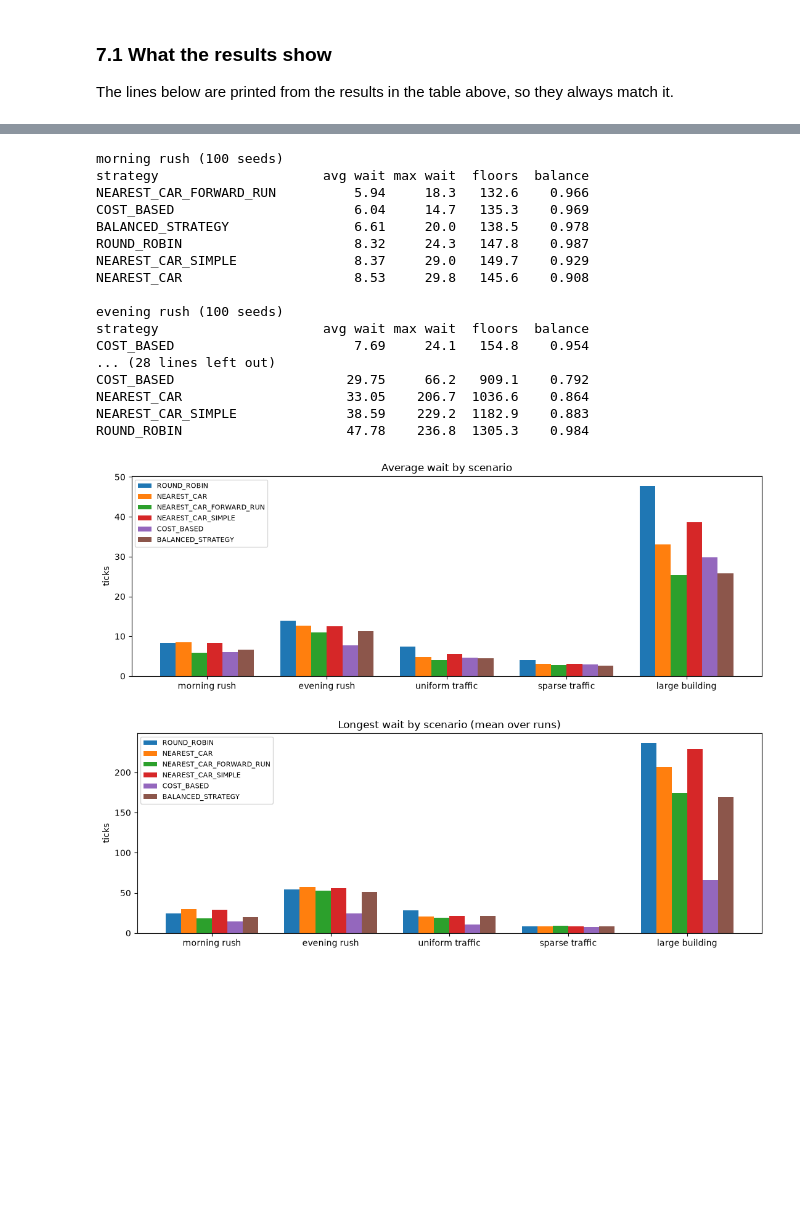
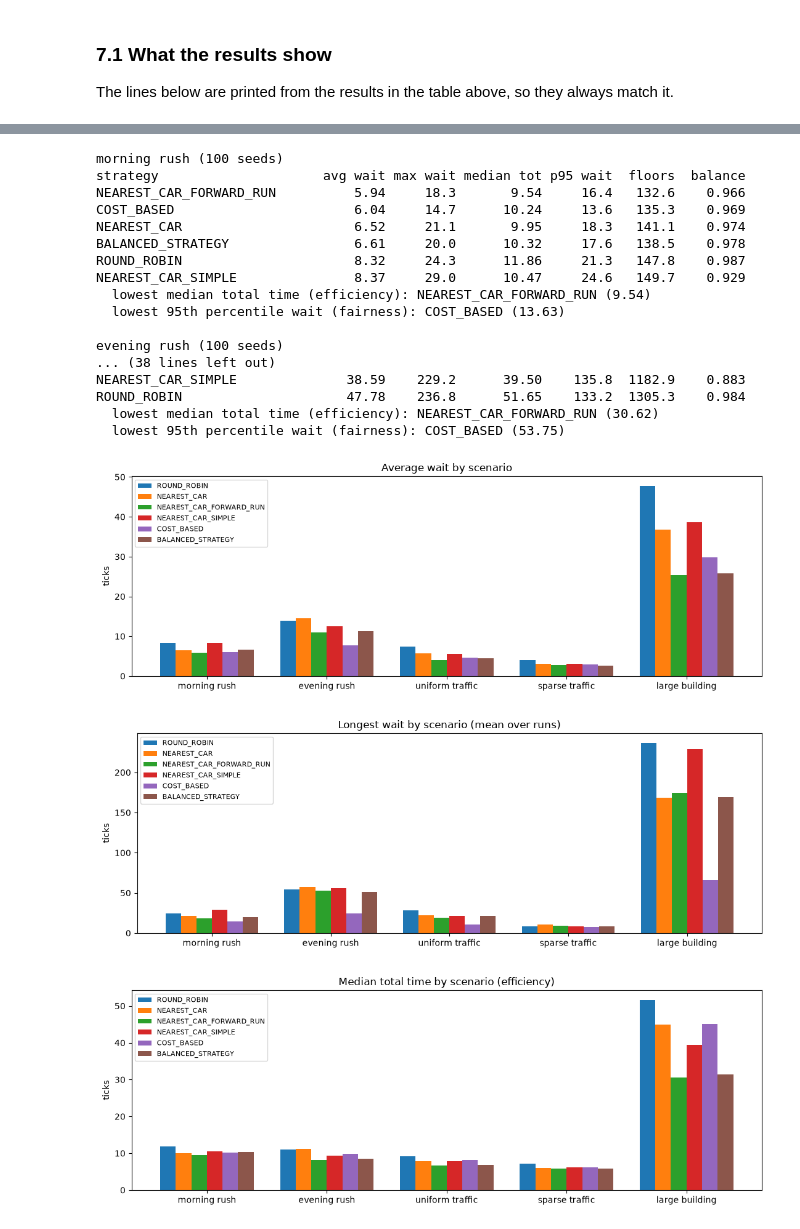
Before and after one commit to yashrajarora/kkr-simulator-python, a Jupyter notebook: docs/strategies.ipynb, the cells around one changed output, grey strips where cells are left out. Cells and saved outputs as stored; diff of their text form; code cells hidden in the pictures; blank space fills up the shorter version.

```diff
--- a/docs/strategies.ipynb
+++ b/docs/strategies.ipynb
@@ -161,24 +161,12 @@ from elevator.config.sim_config import CarSpec, SimConfig, Strategy, TrafficMode
 from elevator.dispatch.dispatch_strategy import DispatchStrategy
 from elevator.files.output_writer import OutputWriter
 from elevator.files.request_reader import RequestReader
+from elevator.metrics.metrics import Metrics
 from elevator.simulator.simulation import Simulation
 
-sample = """time, id, source, dest
-0, c, 7, 5
-2, i, 10, 1
-3, d, 4, 1
-4, e, 5, 6
-4, g, 1, 4
-5, a, 8, 5
-6, b, 4, 8
-7, j, 8, 10
-9, h, 5, 1
-10, f, 3, 10
-10, k, 5, 4
-12, l, 5, 6
-"""
-requests = RequestReader.read(io.StringIO(sample), 10)
-cars = [CarSpec(4, 1, 1, None), CarSpec(4, 5, 1, None), CarSpec(4, 10, 1, None)]
+with open("data/requests_big.csv", encoding="utf-8") as file:
+    requests = RequestReader.read(file, 50)
+cars = [CarSpec(10, 1, 1, None) for _ in range(6)]
 
 
 def jain_index(values):
@@ -210,7 +198,7 @@ results = {}
 for strategy in Strategy:
     chosen_cars.clear()
     DispatchStrategy.create = staticmethod(lambda config, estimator: RecordingStrategy(original_create(config, estimator)))
-    config = SimConfig(10, cars, strategy, TrafficMode.NORMAL, None)
+    config = SimConfig(50, cars, strategy, TrafficMode.NORMAL, None)
     simulation = Simulation(config, requests, OutputWriter(io.StringIO()))
     trips = simulation.run_simulation()
     waits = [trip.wait_time for trip in trips]
@@ -219,6 +207,7 @@ for strategy in Strategy:
     results[strategy.name] = {
         "Min wait": min(waits),
         "Max wait": max(waits),
+        "95th percentile wait": Metrics.percentile95(waits),
         "Median wait": statistics.median(waits),
         "Std wait": round(statistics.pstdev(waits), 2),
         "Min total time": min(totals),
@@ -395,49 +382,59 @@ results = json.loads(Path("docs/scenario_results.json").read_text(encoding="utf-
 
 for scenario, data in results.items():
     print(f"{scenario} ({data['seeds']} seeds)")
-    print(f"{'strategy':28}{'avg wait':>9}{'max wait':>9}{'floors':>8}{'balance':>9}")
+    print(f"{'strategy':28}{'avg wait':>9}{'max wait':>9}{'median tot':>11}{'p95 wait':>9}{'floors':>8}{'balance':>9}")
     for name, m in sorted(data["strategies"].items(), key=lambda kv: kv[1]["avg_wait"]["mean"]):
         print(f"{name:28}{m['avg_wait']['mean']:>9.2f}{m['max_wait']['mean']:>9.1f}"
+              f"{m['median_total']['mean']:>11.2f}{m['p95_wait']['mean']:>9.1f}"
               f"{m['floors']['mean']:>8.1f}{m['balance']['mean']:>9.3f}")
+    for measure, label in [("median_total", "lowest median total time (efficiency)"),
+                           ("p95_wait", "lowest 95th percentile wait (fairness)")]:
+        values = {name: m[measure]["mean"] for name, m in data["strategies"].items()}
+        best = min(values.values())
+        winners = [name for name, value in values.items() if value == best]
+        print(f"  {label}: {', '.join(winners)} ({best:.2f})")
     print()
 
 
 def grouped_bars(measure, title, ylabel):
     """One group of bars per scenario, one bar per strategy."""
     names = list(next(iter(results.values()))["strategies"])
     width = 0.13
     fig, ax = plt.subplots(figsize=(11, 4))
     for i, name in enumerate(names):
         values = [results[s]["strategies"][name][measure]["mean"] for s in results]
         ax.bar([x + i * width for x in range(len(results))], values, width, label=name)
     ax.set_xticks([x + width * (len(names) - 1) / 2 for x in range(len(results))])
     ax.set_xticklabels(list(results))
     ax.set_title(title)
     ax.set_ylabel(ylabel)
     ax.legend(fontsize=8)
     fig.tight_layout()
     plt.show()
 
 
 grouped_bars("avg_wait", "Average wait by scenario", "ticks")
 grouped_bars("max_wait", "Longest wait by scenario (mean over runs)", "ticks")
+grouped_bars("median_total", "Median total time by scenario (efficiency)", "ticks")
+grouped_bars("p95_wait", "95th percentile wait by scenario (fairness)", "ticks")
 # %% [output]
 morning rush (100 seeds)
-strategy                     avg wait max wait  floors  balance
-NEAREST_CAR_FORWARD_RUN          5.94     18.3   132.6    0.966
-COST_BASED                       6.04     14.7   135.3    0.969
-BALANCED_STRATEGY                6.61     20.0   138.5    0.978
-ROUND_ROBIN                      8.32     24.3   147.8    0.987
-NEAREST_CAR_SIMPLE               8.37     29.0   149.7    0.929
-NEAREST_CAR                      8.53     29.8   145.6    0.908
+strategy                     avg wait max wait median tot p95 wait  floors  balance
+NEAREST_CAR_FORWARD_RUN          5.94     18.3       9.54     16.4   132.6    0.966
+COST_BASED                       6.04     14.7      10.24     13.6   135.3    0.969
+NEAREST_CAR                      6.52     21.1       9.95     18.3   141.1    0.974
+BALANCED_STRATEGY                6.61     20.0      10.32     17.6   138.5    0.978
+ROUND_ROBIN                      8.32     24.3      11.86     21.3   147.8    0.987
+NEAREST_CAR_SIMPLE               8.37     29.0      10.47     24.6   149.7    0.929
+  lowest median total time (efficiency): NEAREST_CAR_FORWARD_RUN (9.54)
+  lowest 95th percentile wait (fairness): COST_BASED (13.63)
 
 evening rush (100 seeds)
-strategy                     avg wait max wait  floors  balance
-COST_BASED                       7.69     24.1   154.8    0.954
-... (28 lines left out)
-COST_BASED                      29.75     66.2   909.1    0.792
-NEAREST_CAR                     33.05    206.7  1036.6    0.864
-NEAREST_CAR_SIMPLE              38.59    229.2  1182.9    0.883
-ROUND_ROBIN                     47.78    236.8  1305.3    0.984
+... (38 lines left out)
+NEAREST_CAR_SIMPLE              38.59    229.2      39.50    135.8  1182.9    0.883
+ROUND_ROBIN                     47.78    236.8      51.65    133.2  1305.3    0.984
+  lowest median total time (efficiency): NEAREST_CAR_FORWARD_RUN (30.62)
+  lowest 95th percentile wait (fairness): COST_BASED (53.75)
-[figure, old version]
+[figure, new version]
-[figure, old version]
+[figure, new version]
+[figure, added]
```
Also changed, not shown: parts of 11 cells of this notebook, 13 other files.
